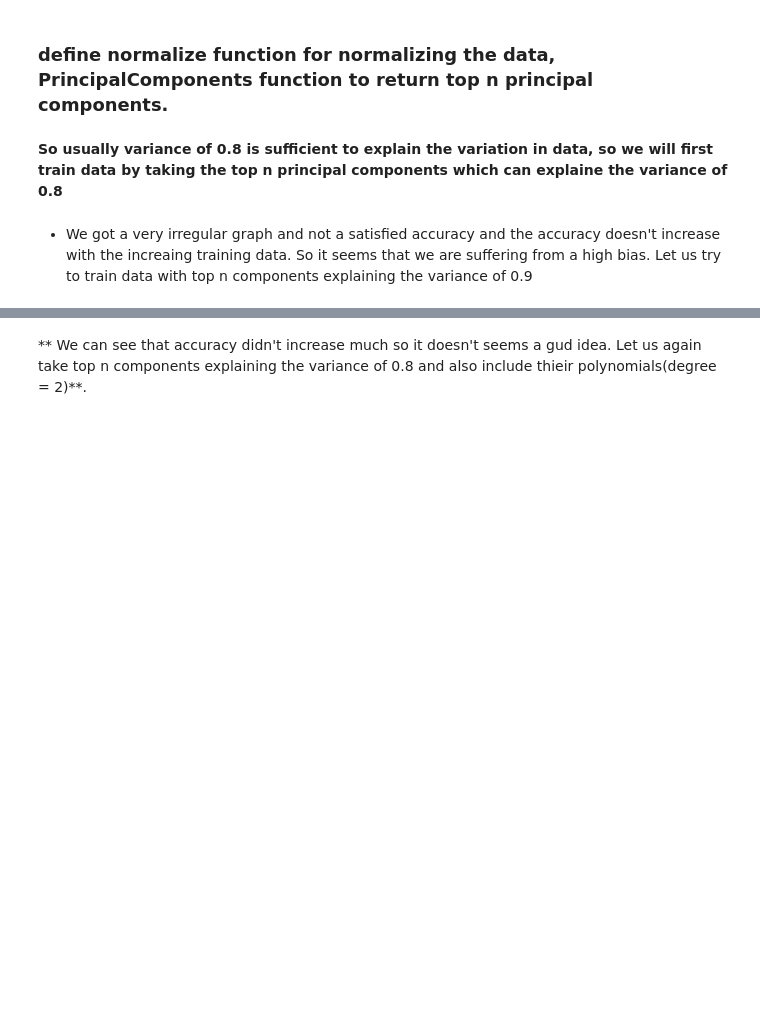
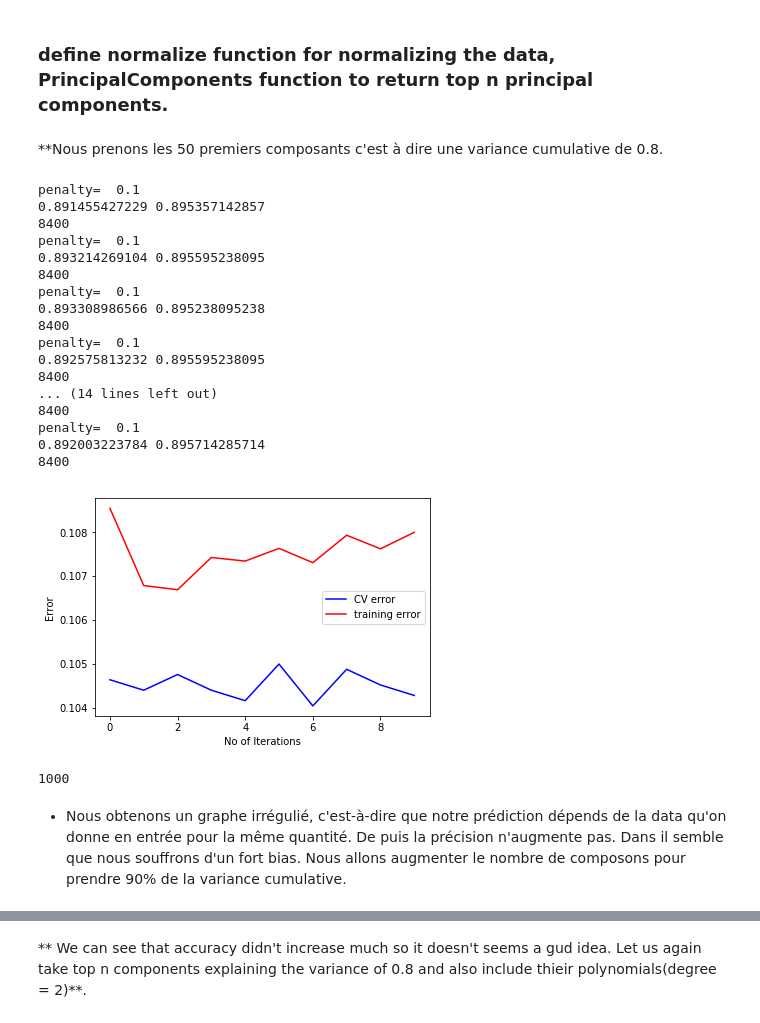
Before and after one commit to jnguyen1192/First-Kaggle-Notebook, a Jupyter notebook: kernel.ipynb, the cells around one changed output, grey strips where cells are left out. Drawn from its saved outputs; the diff is of its cells as text; code cells hidden in the pictures; blank space fills up the shorter version.

```diff
--- a/kernel.ipynb
+++ b/kernel.ipynb
@@ -367,43 +348,66 @@ def LogisticRegression(X_train2, y_train2, X_test2, y_test2, penalty):
     Prediction = regr.predict(X_test2)
     print(len(Prediction))
     return score1, score2, Prediction
-# %% [markdown]
-**So usually variance of 0.8 is sufficient to explain the variation in data, so we will first train data by taking the top n principal components which can explaine the variance of 0.8**
+# %% [markdown]
+**Nous prenons les 50 premiers composants c'est à dire une variance cumulative de 0.8.
 # %%
 X_train1, X_test1 = PrincipalComponents(0.8)   # Getting principal components
 J1 = []
 J2 = []
 P = []
+C = [[]]
 for i in range(20000, X_train1.shape[0], 1500):
     score1, score2, Prediction = LogisticRegression(X_train1[:i+1,:], y_train[:i+1, ],
                                                     X_test1[:i+1,:], y_test[:i+1], 0.1)
     J1.append(1-score1)
     J2.append(1-score2)
     P = Prediction
+    cm = metrics.confusion_matrix(y_test, P)
+    cm_normalized = cm.astype('float') / cm.sum(axis=1)[:, np.newaxis]
+    C = np.append(C, cm_normalized)
 
 plt.plot(J2, 'b-', label = "CV error")
 plt.plot(J1, 'r-', label ="training error")
 plt.legend()
 plt.ylabel("Error")
 plt.xlabel("No of Iterations")
 plt.show()
 
 
 import matplotlib.pyplot as plt
 import seaborn as sns
 from sklearn import metrics
 
-cm = metrics.confusion_matrix(y_test, P)
-cm_normalized = cm.astype('float') / cm.sum(axis=1)[:, np.newaxis]
+print(len(C))
 
-plt.figure(figsize=(9,9))
-sns.heatmap(cm_normalized, annot=True, fmt=".3f", linewidths=.5, square = True, cmap = 'Blues_r');
-plt.ylabel('Actual label');
-plt.xlabel('Predicted label');
-all_sample_title = 'Accuracy Score: {:.3f}'.format(score)
-plt.title(all_sample_title, size = 15);
+#plt.figure(figsize=(9,9))
+#sns.heatmap(cm_normalized, annot=True, fmt=".3f", linewidths=.5, square = True, cmap = 'Blues_r');
+#plt.ylabel('Actual label');
+#plt.xlabel('Predicted label');
+#all_sample_title = 'Accuracy Score: {:.3f}'.format(score1)
+#plt.title(all_sample_title, size = 15);
+# %% [output]
+penalty=  0.1
+0.891455427229 0.895357142857
+8400
+penalty=  0.1
+0.893214269104 0.895595238095
+8400
+penalty=  0.1
+0.893308986566 0.895238095238
+8400
+penalty=  0.1
+0.892575813232 0.895595238095
+8400
+... (14 lines left out)
+8400
+penalty=  0.1
+0.892003223784 0.895714285714
+8400
+[figure, added]
+1000
-# %% [markdown]
-- We got a very irregular graph and not a satisfied accuracy and the accuracy doesn't increase with the increaing training data. So it seems that we are suffering from a high bias. Let us try to train data with top n components explaining the variance of 0.9
+# %% [markdown]
+- Nous obtenons un graphe irrégulié, c'est-à-dire que notre prédiction dépends de la data qu'on donne en entrée pour la même quantité. De puis la précision n'augmente pas. Dans il semble que nous souffrons d'un fort bias. Nous allons augmenter le nombre de composons pour prendre 90% de la variance cumulative.
 # %%
 X_train1, X_test1 = PrincipalComponents(0.9)
 J1 = []
```
Also changed, not shown: parts of 13 cells of this notebook.
